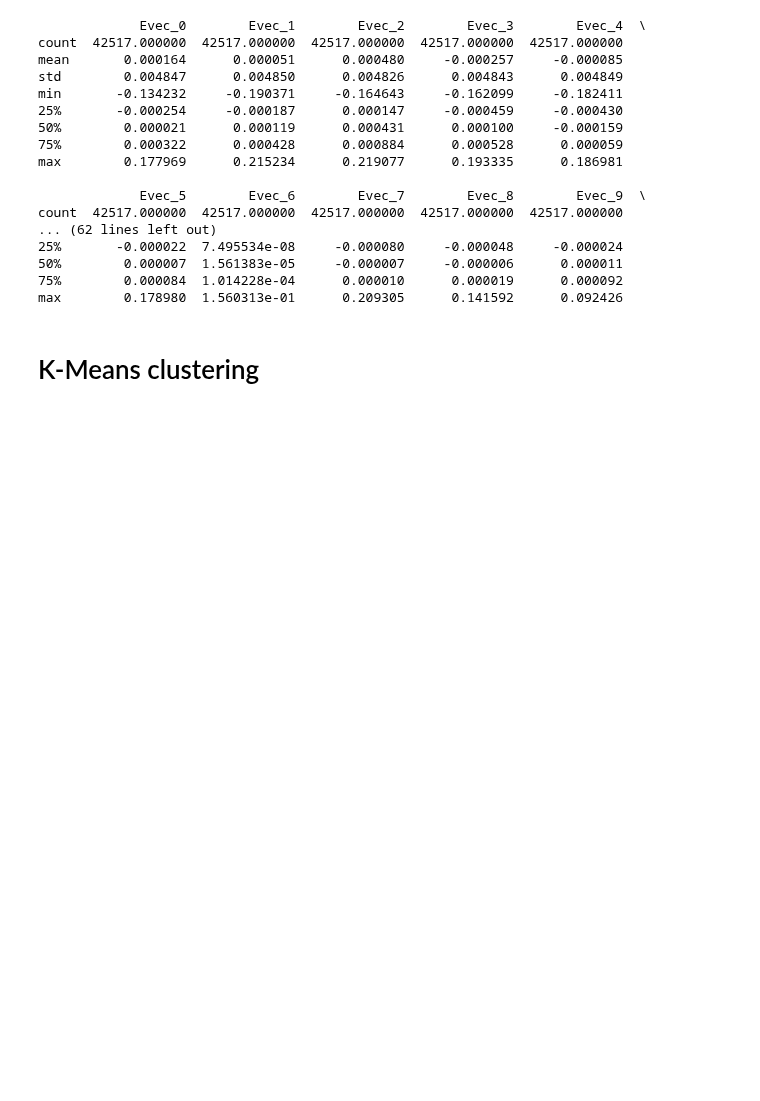
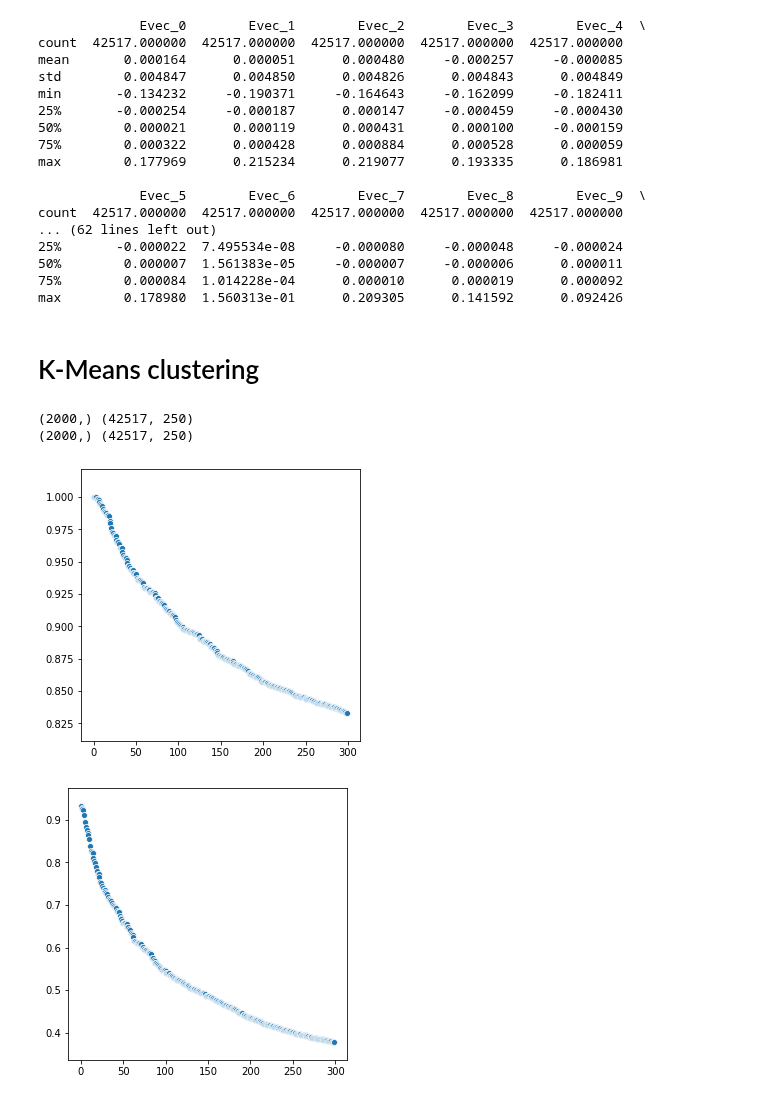
Before and after one commit to ashea2nd/VAE-EHR, a Jupyter notebook: experiments/200410_spectral_analysis_K50_rescaled_svd_refactored/spectral_pipeline.ipynb, the cells around one changed output. Cells and saved outputs as stored; diff of their text form; code cells hidden in the pictures; blank space fills up the shorter version.

```diff
--- a/experiments/200410_spectral_analysis_K50_rescaled_svd_refactored/spectral_pipeline.ipynb
+++ b/experiments/200410_spectral_analysis_K50_rescaled_svd_refactored/spectral_pipeline.ipynb
@@ -440,0 +475,28 @@ max        0.178980  1.560313e-01      0.209305      0.141592      0.092426
+# %%
+"""
+Load relevant matrices.
+
+NOTE on features kept:
+
+L: eigenvectors 250-500
+L_mc: eigenvectors 0-500
+"""
+
+A = pickle.load(open("./data/{}".format(A_file), "rb"))
+
+D = pickle.load(open("./data/{}".format(D_file), "rb"))
+D_mc = pickle.load(open("./data/{}".format(D_mc_file), "rb"))
+
+L = pickle.load(open("./data/{}".format(L_file), "rb"))
+L_eval = pickle.load(open("./data/{}".format(L_eval_file), "rb"))
+L_evec = pickle.load(open("./data/{}".format(L_evec_file), 'rb'))
+
+L_mc = pickle.load(open("./data/{}".format(L_mc_file), "rb"))
+L_mc_eval = pickle.load(open("./data/{}".format(L_mc_eval_file), "rb"))
+L_mc_evec = pickle.load(open("./data/{}".format(L_mc_evec_file), "rb"))
+
+print(L_eval.shape, L_evec.shape)
+print(L_mc_eval.shape, L_mc_evec.shape)
+# %% [output]
+(2000,) (42517, 250)
+(2000,) (42517, 250)
@@ -440,0 +506,17 @@ max        0.178980  1.560313e-01      0.209305      0.141592      0.092426
+# %%
+"""
+Grab corresponding eigenvalues and plot them separately
+"""
+L_eval_kept = L_eval[200:500]
+L_mc_eval_kept = L_mc_eval[:300]
+
+plt.figure(figsize=(5,5))
+ax = sns.scatterplot(range(L_eval_kept.shape[0]), L_eval_kept)
+plt.savefig("./figures/L_EVALS{}_250_500.png".format(evecs))
+
+plt.figure(figsize=(5,5))
+ax = sns.scatterplot(range(L_mc_eval_kept.shape[0]), L_mc_eval_kept)
+plt.savefig("./figures/L_mc_EVALS{}_0_250.png".format(evecs))
+# %% [output]
+[figure, added]
+[figure, added]
```
Also changed, not shown: parts of 6 cells of this notebook, 4 other files.
